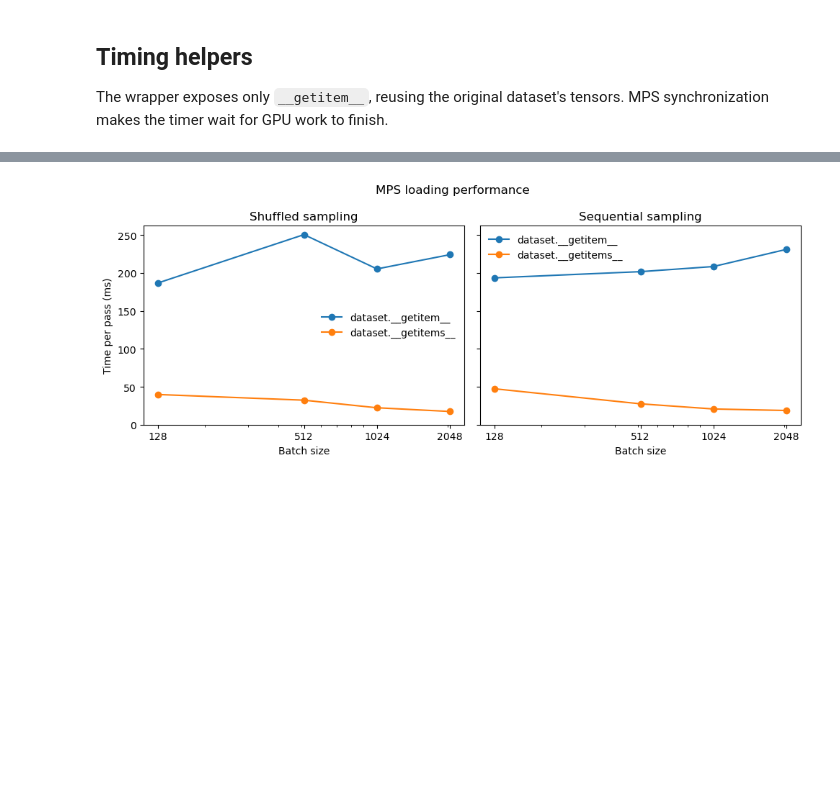
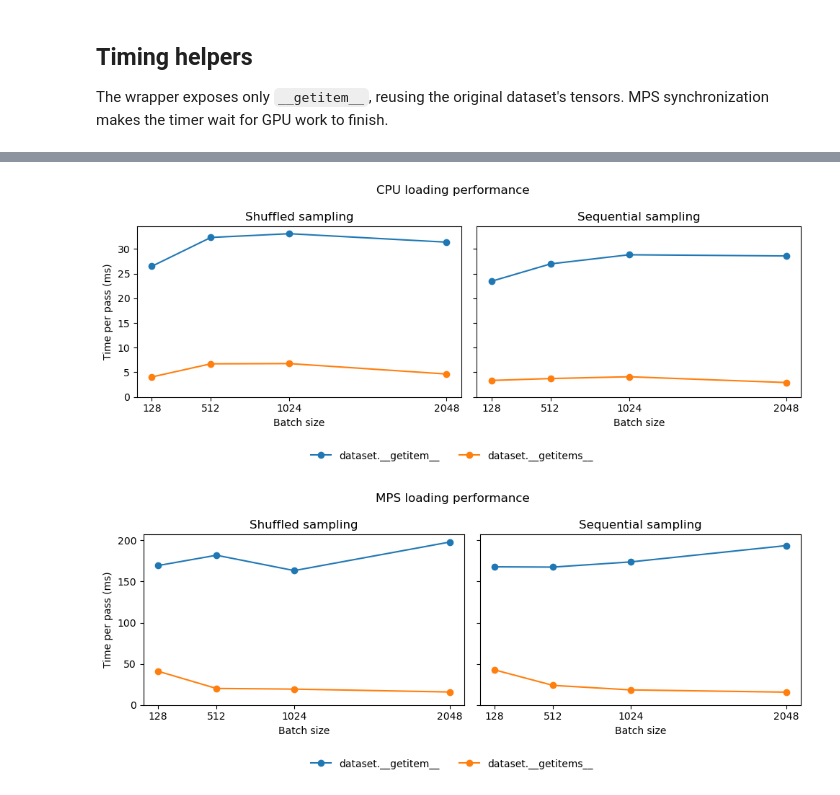
Before and after one commit to krisrs1128/scDesigner, a Jupyter notebook: examples/validation/loader-benchmark.ipynb, the cells around one changed output, grey strips where cells are left out. Drawn from its saved outputs; the diff is of its cells as text; code cells hidden in the pictures; blank space fills up the shorter version.

```diff
--- a/examples/validation/loader-benchmark.ipynb
+++ b/examples/validation/loader-benchmark.ipynb
@@ -26,9 +26,10 @@ SEED = 42
 N_CELLS, N_GENES = 10000, 2000
 BATCH_SIZES = [128, 512, 1024, 2048]
 REPEATS = 5
+DEVICES = ["cpu", "mps"]
 FORMULAS = {"mean": "~ group + covariate", "dispersion": "~ 1"}
 
 print(f"Python {platform.python_version()} | PyTorch {torch.__version__}")
-print(f"{platform.platform()} | Device: MPS")
+print(f"{platform.platform()} | Devices: {DEVICES} | CPU threads: {torch.get_num_threads()}")
 # %% [output]
 Python 3.11.8 | PyTorch 2.6.0.dev20241112
@@ -67,12 +68,14 @@ class RowDataset(Dataset):
         return self.dataset[index]
 
 
-def time_pass(loader):
-    torch.mps.synchronize()
+def time_pass(loader, device):
+    if device == "mps":
+        torch.mps.synchronize()
     start = perf_counter()
     for _ in loader:
         pass
-    torch.mps.synchronize()
+    if device == "mps":
+        torch.mps.synchronize()
     return perf_counter() - start
 # %% [markdown]
 ## Run the experiment
@@ -104,7 +109,7 @@ timings = pd.DataFrame(measurements)
 # %%
 # Median seconds per complete pass, and the ratio of old to new time.
 results = timings.pivot_table(
-    index=["order", "batch_size"], columns="method", values="seconds", aggfunc="median"
+    index=["device", "order", "batch_size"], columns="method", values="seconds", aggfunc="median"
 )
 results["speedup"] = results["__getitem__"] / results["__getitems__"]
 results.round(4)
@@ -122,16 +135,19 @@ results.round(4)
 # %%
 colors = {"__getitem__": "tab:blue", "__getitems__": "tab:orange"}
-fig, axes = plt.subplots(1, 2, figsize=(10, 4), sharey=True)
-for ax, order in zip(axes, ["shuffled", "sequential"]):
-    values = results.loc[order]
-    for method, color in colors.items():
-        ax.plot(values.index, 1000 * values[method], marker="o", color=color, label=f"dataset.{method}")
-    ax.set(xscale="log", title=f"{order.capitalize()} sampling", xlabel="Batch size", ylim=(0, None))
-    ax.set_xticks(BATCH_SIZES, labels=BATCH_SIZES)
-    ax.legend(frameon=False)
-axes[0].set_ylabel("Time per pass (ms)")
-fig.suptitle("MPS loading performance")
-fig.tight_layout()
-plt.show()
+for device in DEVICES:
+    fig, axes = plt.subplots(1, 2, figsize=(10, 4), sharey=True)
+    for ax, order in zip(axes, ["shuffled", "sequential"]):
+        values = results.loc[(device, order)]
+        for method, color in colors.items():
+            ax.plot(values.index, 1000 * values[method], marker="o", color=color,
+                    label=f"dataset.{method}")
+        ax.set(title=f"{order.capitalize()} sampling", xlabel="Batch size", ylim=(0, None))
+        ax.set_xticks(BATCH_SIZES, labels=BATCH_SIZES)
+    axes[0].set_ylabel("Time per pass (ms)")
+    fig.suptitle(f"{device.upper()} loading performance")
+    fig.legend(*axes[0].get_legend_handles_labels(), loc="lower center", ncol=2, frameon=False)
+    fig.tight_layout(rect=(0, 0.1, 1, 1))
+    plt.show()
 # %% [output]
-[figure, old version]
+[figure, new version]
+[figure, added]
```
Also changed, not shown: parts of 5 cells of this notebook.
